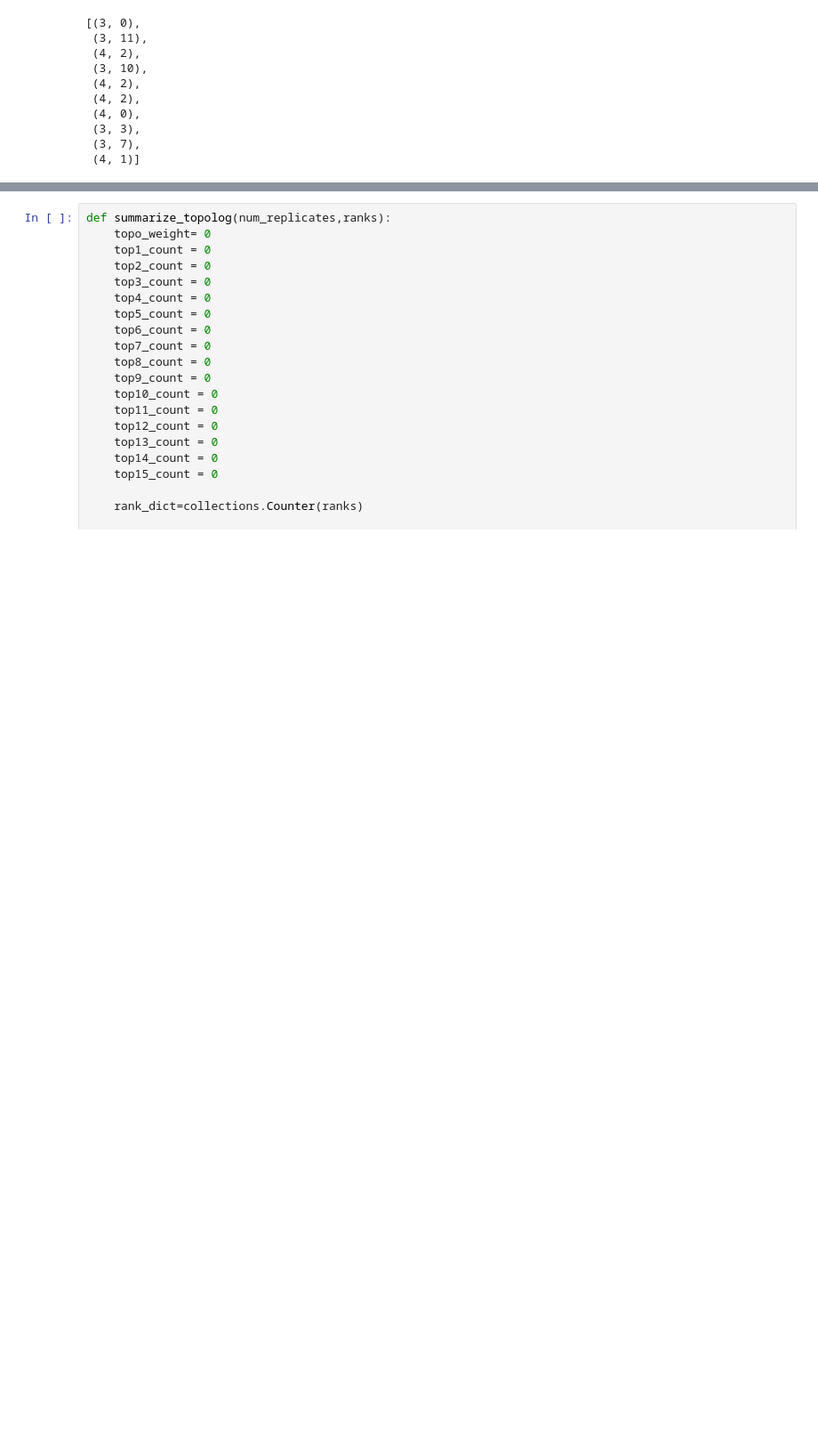
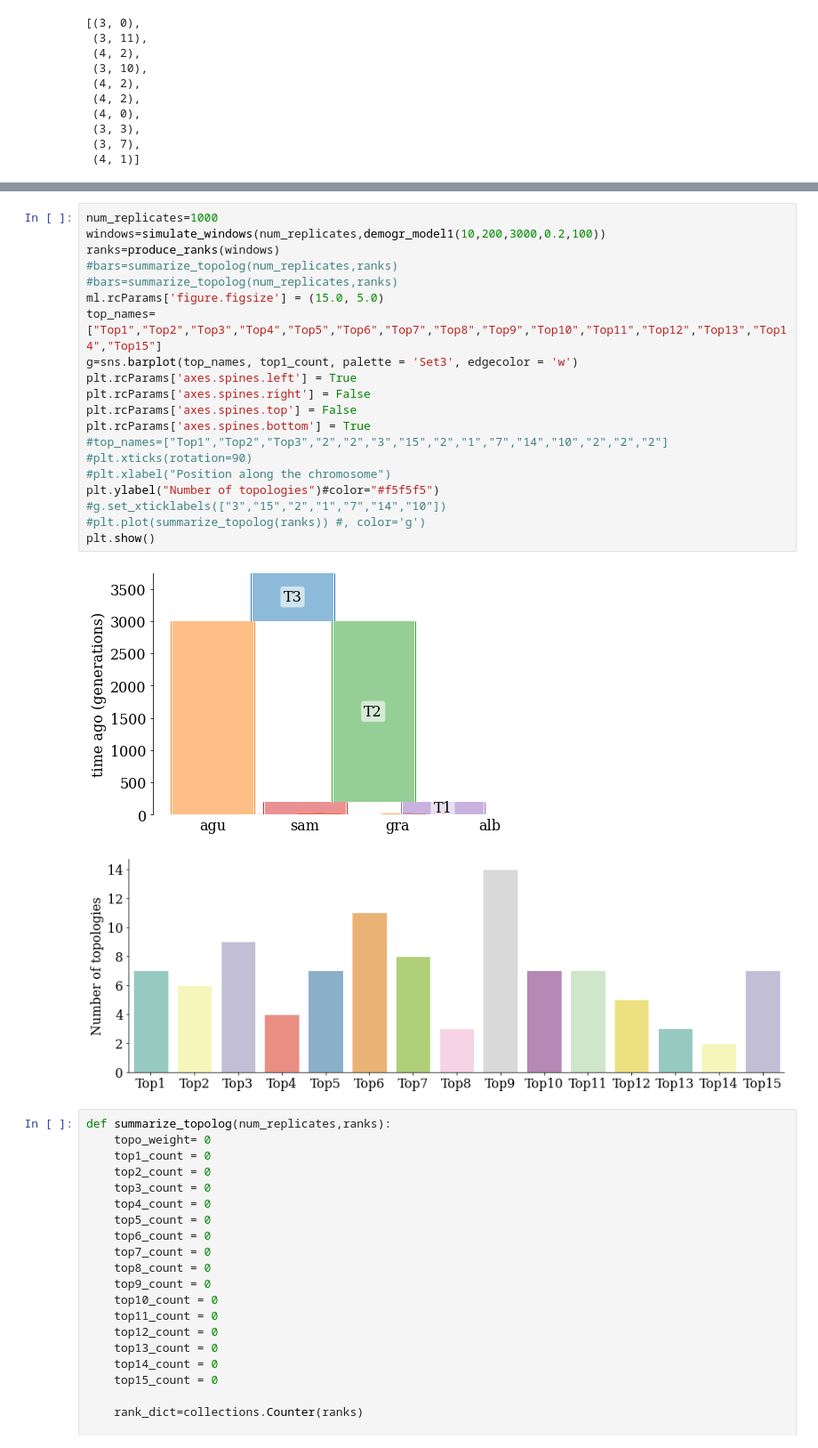
Before and after one commit to DaSh-bash/BW_Citrine_Wagtail, a Jupyter notebook: BWWagtail_Developers_Copy.ipynb, the cells around one changed output, grey strips where cells are left out. Shown at 89% size. Cells and saved outputs as stored; diff of their text form; blank space fills up the shorter version.

```diff
--- a/BWWagtail_Developers_Copy.ipynb
+++ b/BWWagtail_Developers_Copy.ipynb
@@ -661,3 +830,26 @@ plt.show()
+# %%
+num_replicates=1000
+windows=simulate_windows(num_replicates,demogr_model1(10,200,3000,0.2,100))
+ranks=produce_ranks(windows)
+#bars=summarize_topolog(num_replicates,ranks)
+#bars=summarize_topolog(num_replicates,ranks)
+ml.rcParams['figure.figsize'] = (15.0, 5.0)
+top_names=["Top1","Top2","Top3","Top4","Top5","Top6","Top7","Top8","Top9","Top10","Top11","Top12","Top13","Top14","Top15"]
+g=sns.barplot(top_names, top1_count, palette = 'Set3', edgecolor = 'w')
+plt.rcParams['axes.spines.left'] = True
+plt.rcParams['axes.spines.right'] = False
+plt.rcParams['axes.spines.top'] = False
+plt.rcParams['axes.spines.bottom'] = True
+#top_names=["Top1","Top2","Top3","2","2","3","15","2","1","7","14","10","2","2","2"]
+#plt.xticks(rotation=90)
+#plt.xlabel("Position along the chromosome")
+plt.ylabel("Number of topologies")#color="#f5f5f5")
+#g.set_xticklabels(["3","15","2","1","7","14","10"])
+#plt.plot(summarize_topolog(ranks)) #, color='g')
+plt.show()
+# %% [output]
+[figure, added]
+[figure, added]
 # %%
 def summarize_topolog(num_replicates,ranks):
     topo_weight= 0
```
Also changed, not shown: parts of 14 cells of this notebook.
